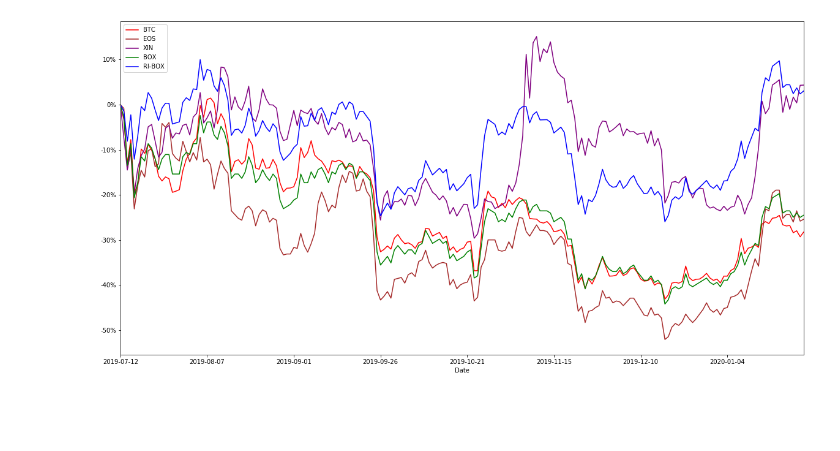
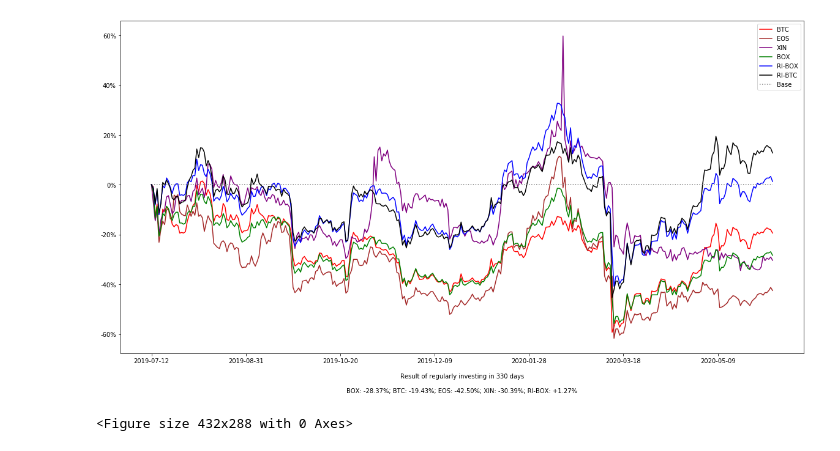
Before and after one commit to xiaolai/regular-investing-in-box, a Jupyter notebook: data/visualization.ipynb, the cells around one changed output. Saved outputs shown, nothing was run; the diff lists cells and outputs as text; code cells hidden in the pictures; blank space fills up the shorter version.

Commit message:
add a line ri-btc

```diff
--- a/data/visualization.ipynb
+++ b/data/visualization.ipynb
@@ -4,8 +4,9 @@ from matplotlib.ticker import FuncFormatter
 import pandas as pd
 from re import sub
 
+# "https://raw.githubusercontent.com/xiaolai/regular-investing-in-box/master/data/box_price_history.txt",
 series = pd.read_csv(
-    "https://raw.githubusercontent.com/xiaolai/regular-investing-in-box/master/data/box_price_history.txt",
+    "/root/regular-investing-in-box/data/box_price_history.txt",
     sep="\t"
 )
 
@@ -26,43 +27,81 @@ for i in range(0, number_of_rows):
 
 series["BOX Bought"] = BOX_daily_bought
 
-# add column "Value Accumulated"
-value_accumulated = []
+# add column "BOX Value Accumulated"
+BOX_value_accumulated = []
 for i in range(0, number_of_rows):
     holding = 0
     for j in range(0, i+1):
         holding += series.at[j, "BOX Bought"]
-    value_accumulated.append(holding * float(sub(r"[^\d.]", "", series.at[i, "BOX Price"])))
-series["Value Accumulated"] = value_accumulated
+    BOX_value_accumulated.append(holding * float(sub(r"[^\d.]", "", series.at[i, "BOX Price"])))
+series["BOX Value Accumulated"] = BOX_value_accumulated
 
-# add price changes
+# add column "BTC Daily Bought"
+BTC_daily_bought = []
+for i in range(0, number_of_rows):
+    BTC_daily_bought.append(daily_invested/float(sub(r"[^\d.]", "", series.at[i, "BTC Price"])))
+
+series["BTC Bought"] = BTC_daily_bought
+
+# add column "BTC Value Accumulated"
+BTC_value_accumulated = []
+for i in range(0, number_of_rows):
+    holding = 0
+    for j in range(0, i+1):
+        holding += series.at[j, "BTC Bought"]
+    BTC_value_accumulated.append(holding * float(sub(r"[^\d.]", "", series.at[i, "BTC Price"])))
+series["BTC Value Accumulated"] = BTC_value_accumulated
+
+
+# add price changes of BTC, EOS, XIN, BOX, and RI-BOX
 btc_price_change = []
 eos_price_change = []
 xin_price_change = []
 box_price_change = []
 ri_box_change = []
+ri_btc_change = []
+base = []
+
 for i in range(0, number_of_rows):
     btc_price_change.append(float(sub(r"[^\d.]", "", series.at[i, "BTC Price"]))/float(sub(r"[^\d.]", "", series.at[0, "BTC Price"])) - 1)
     eos_price_change.append(float(sub(r"[^\d.]", "", series.at[i, "EOS Price"]))/float(sub(r"[^\d.]", "", series.at[0, "EOS Price"])) - 1)
     xin_price_change.append(float(sub(r"[^\d.]", "", series.at[i, "XIN Price"]))/float(sub(r"[^\d.]", "", series.at[0, "XIN Price"])) - 1)
     box_price_change.append(float(sub(r"[^\d.]", "", series.at[i, "BOX Price"]))/float(sub(r"[^\d.]", "", series.at[0, "BOX Price"])) - 1)
-    ri_box_change.append(series.at[i, "Value Accumulated"]/series.at[i, "Total Invested"] - 1)
+    ri_box_change.append(series.at[i, "BOX Value Accumulated"]/series.at[i, "Total Invested"] - 1)
+    ri_btc_change.append(series.at[i, "BTC Value Accumulated"]/series.at[i, "Total Invested"] - 1)
+
+    base.append(0)
+
 series["BTC"] = btc_price_change
 series["EOS"] = eos_price_change
 series["XIN"] = xin_price_change
 series["BOX"] = box_price_change
 series["RI-BOX"] = ri_box_change
+series["RI-BTC"] = ri_btc_change
+series["Base"] = base
+
+pstring =  lambda i: ("+" if i[0] != '-' else "") + str(i)
+BOX_Change = pstring("{0:.2%}".format(float(sub(r"[^\d.]", "", series.at[number_of_rows - 1, "BOX Price"]))/float(sub(r"[^\d.]", "", series.at[0, "BOX Price"])) - 1))
+BTC_Change = pstring("{0:.2%}".format(float(sub(r"[^\d.]", "", series.at[number_of_rows - 1, "BTC Price"]))/float(sub(r"[^\d.]", "", series.at[0, "BTC Price"])) - 1))
+EOS_Change = pstring("{0:.2%}".format(float(sub(r"[^\d.]", "", series.at[number_of_rows - 1, "EOS Price"]))/float(sub(r"[^\d.]", "", series.at[0, "EOS Price"])) - 1))
+XIN_Change = pstring("{0:.2%}".format(float(sub(r"[^\d.]", "", series.at[number_of_rows - 1, "XIN Price"]))/float(sub(r"[^\d.]", "", series.at[0, "XIN Price"])) - 1))
+RIBOX_Change = pstring("{0:.2%}".format(float(series.at[number_of_rows - 1, "BOX Value Accumulated"]/series.at[number_of_rows - 1, "Total Invested"] - 1)))
 
 # draw the figure
 ax = plt.gca()
 ax.yaxis.set_major_formatter(FuncFormatter(lambda y, _: '{:.0%}'.format(y)))
 series.plot(kind='line', x='Date', y='BTC', ax=ax, figsize = (20,10), color="red")
 series.plot(kind='line', x='Date', y='EOS', ax=ax, figsize = (20,10), color="brown")
 series.plot(kind='line', x='Date', y='XIN', ax=ax, figsize = (20,10), color="purple")
 series.plot(kind='line', x='Date', y='BOX', ax=ax, figsize = (20,10), color="green")
 series.plot(kind='line', x='Date', y='RI-BOX', ax=ax, figsize = (20,10), color="blue")
+series.plot(kind='line', x='Date', y='RI-BTC', ax=ax, figsize = (20,10), color="black")
+series.plot(kind='line', linestyle='dotted', x='Date', y='Base', ax=ax, figsize = (20,10), color="gray")
+plt.xlabel(f'\nResult of regularly investing in {number_of_rows} days\n\nBOX: {BOX_Change}; BTC: {BTC_Change}; EOS: {EOS_Change}; XIN: {XIN_Change}; RI-BOX: {RIBOX_Change}')
 
 # plt.show()
-plt.savefig("box-historical-price-change.png", transparent=True)
+plt.savefig("box-historical-price-change.png", transparent=False)
+plt.close()
 # %% [output]
-[figure, old version]
+[figure, new version]
+<Figure size 432x288 with 0 Axes>
```
Also changed, not shown: 3 other files.
